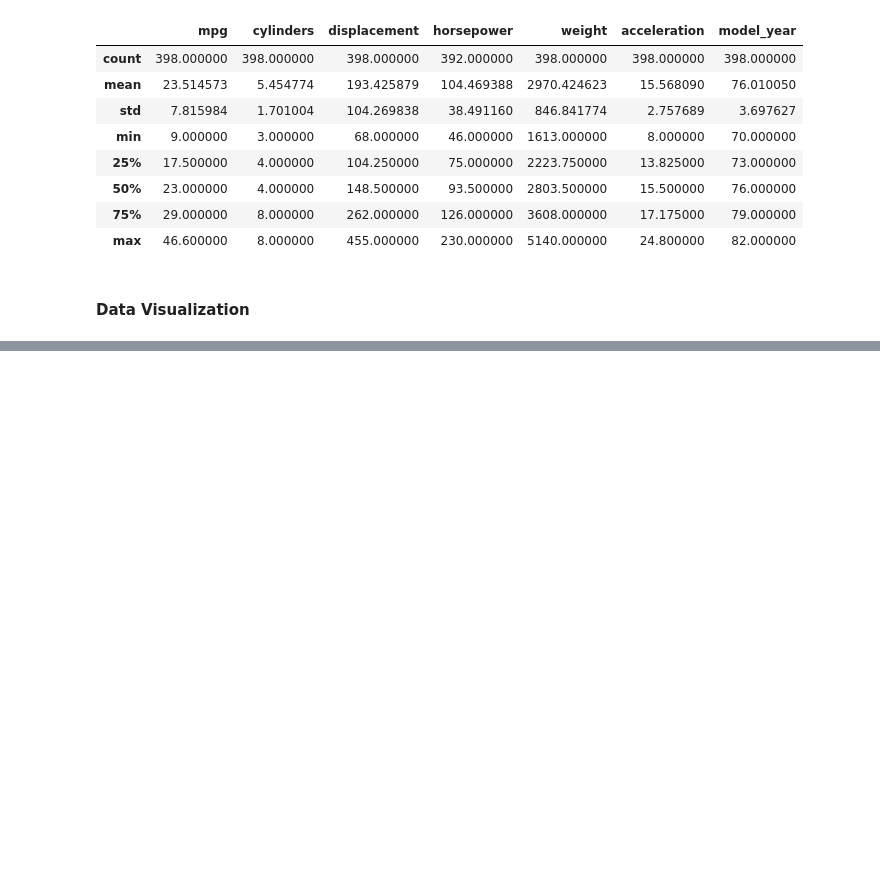
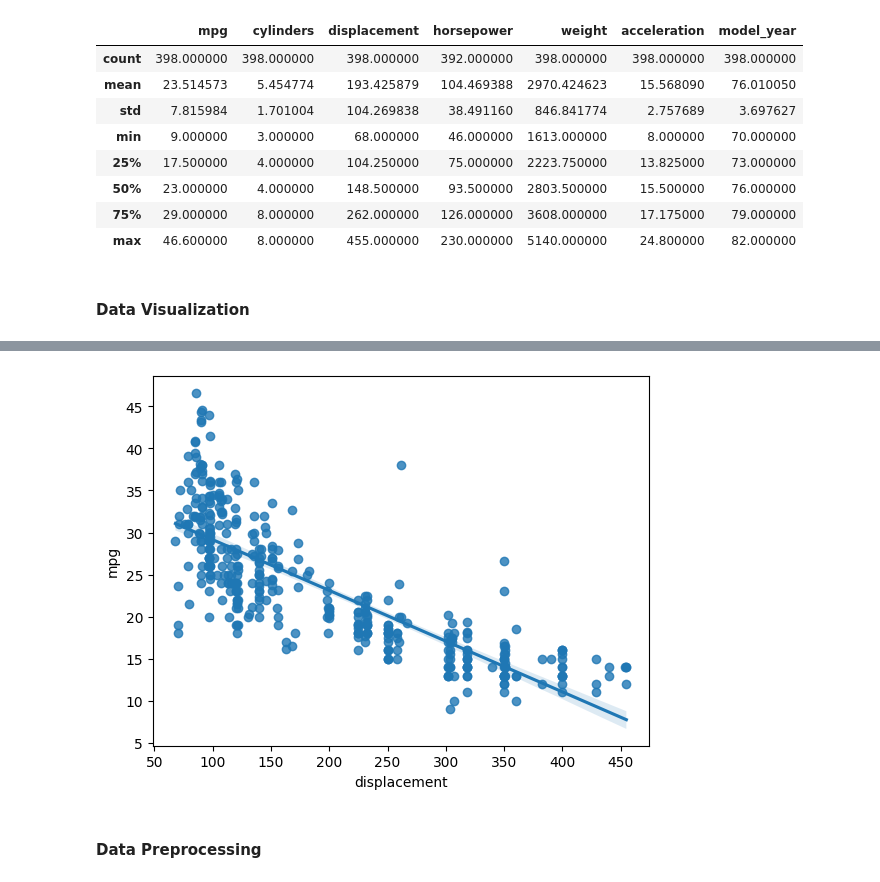
Before and after one commit to 0shanx/0shanx, a Jupyter notebook: Assignment.ipynb, the cells around one changed output, grey strips where cells are left out. Cells and saved outputs as stored; diff of their text form; code cells hidden in the pictures; blank space fills up the shorter version.

```diff
--- a/Assignment.ipynb
+++ b/Assignment.ipynb
@@ -79,0 +84,6 @@ df.describe()
+# %%
+sns.regplot(x = 'displacement',y = 'mpg',data = df);
+# %% [output]
+[figure, added]
+# %% [markdown]
+#### **Data Preprocessing**
```
Also changed, not shown: parts of 22 cells of this notebook.
